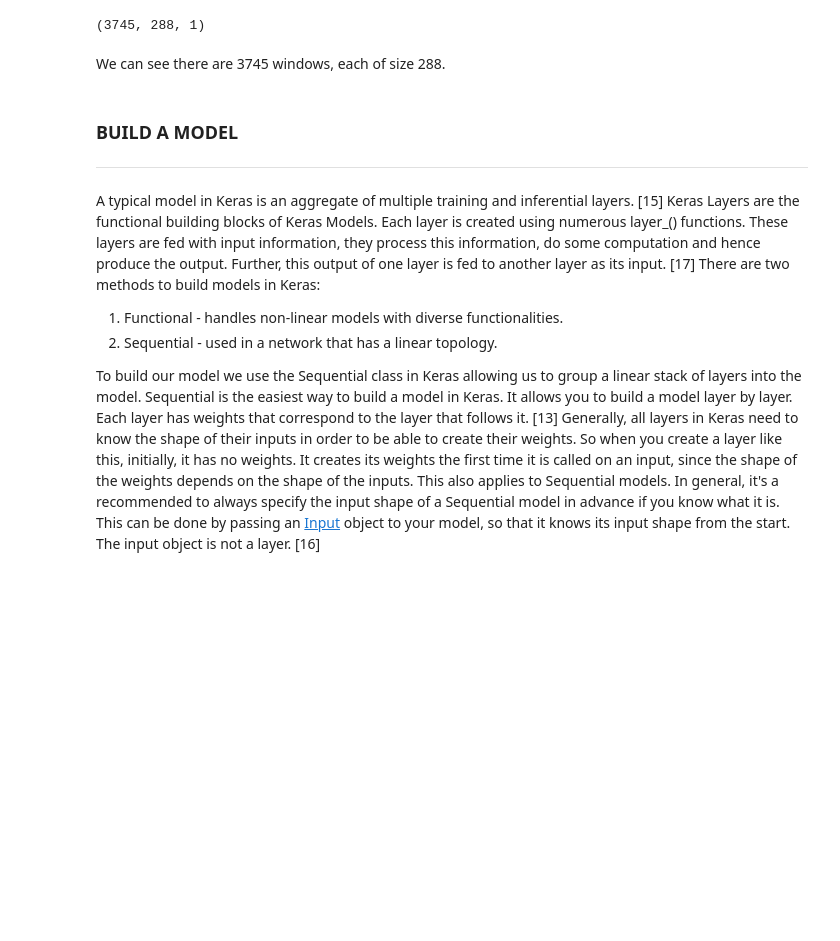
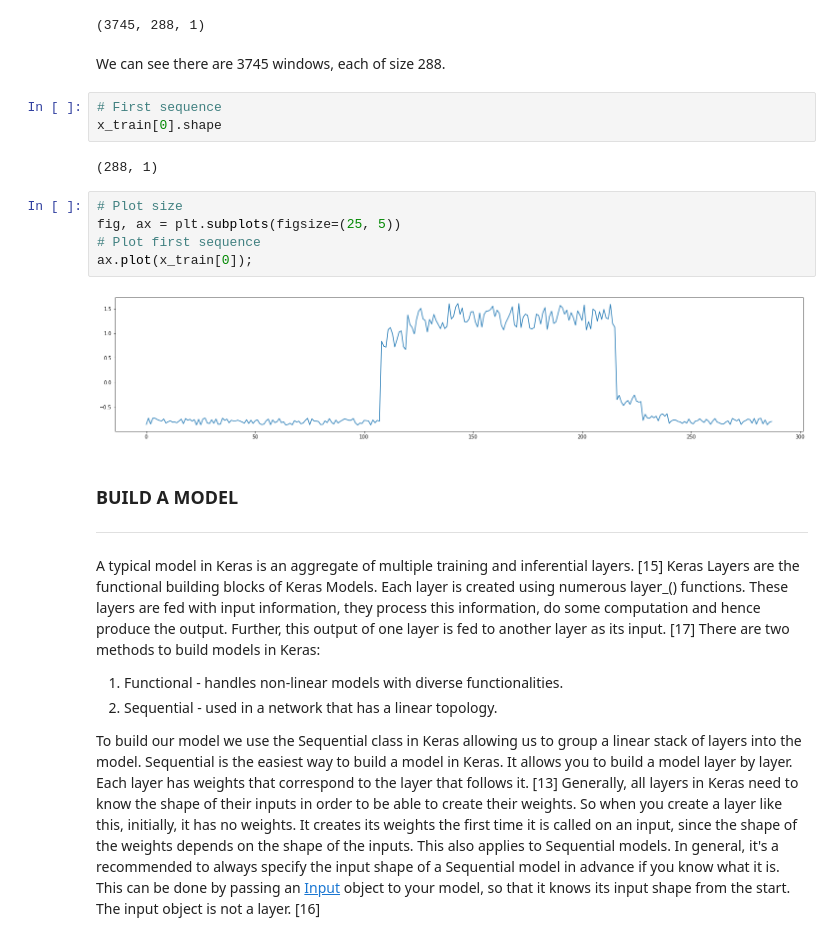
Before and after one commit to AnteDujic/MLS---Assesment, a Jupyter notebook: Practicals/05 - anomaly_detection.ipynb, the cells around one changed output. Drawn from its saved outputs; the diff is of its cells as text; blank space fills up the shorter version.

Commit message:
Anomaly Detection - sequence plot

```diff
--- a/Practicals/05 - anomaly_detection.ipynb
+++ b/Practicals/05 - anomaly_detection.ipynb
@@ -389,6 +389,18 @@ x_train.shape
 (3745, 288, 1)
 # %% [markdown]
 We can see there are 3745 windows, each of size 288.
+# %%
+# First sequence
+x_train[0].shape
+# %% [output]
+(288, 1)
+# %%
+# Plot size
+fig, ax = plt.subplots(figsize=(25, 5))
+# Plot first sequence
+ax.plot(x_train[0]);
+# %% [output]
+[figure, added]
 # %% [markdown]
 ### BUILD A MODEL
 ***
```
Also changed, not shown: parts of 16 cells of this notebook.
